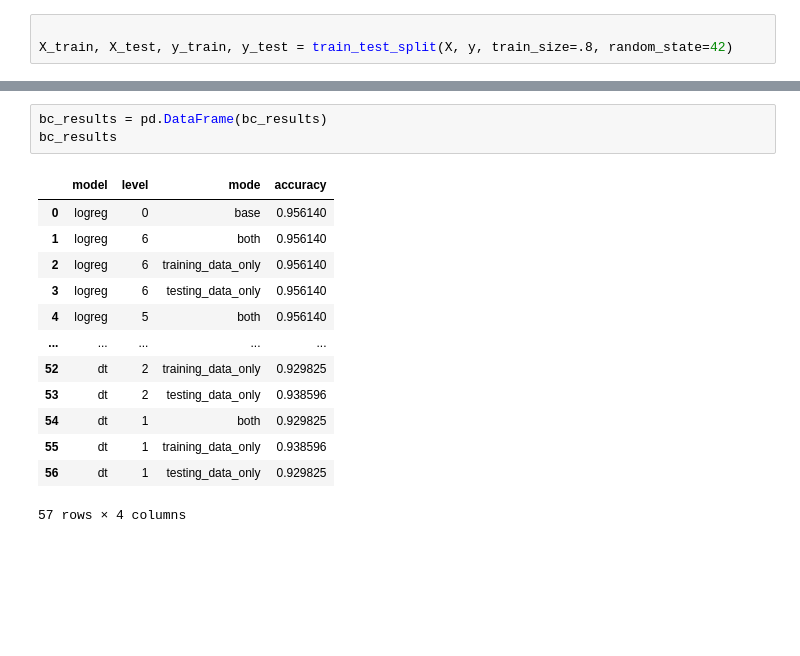
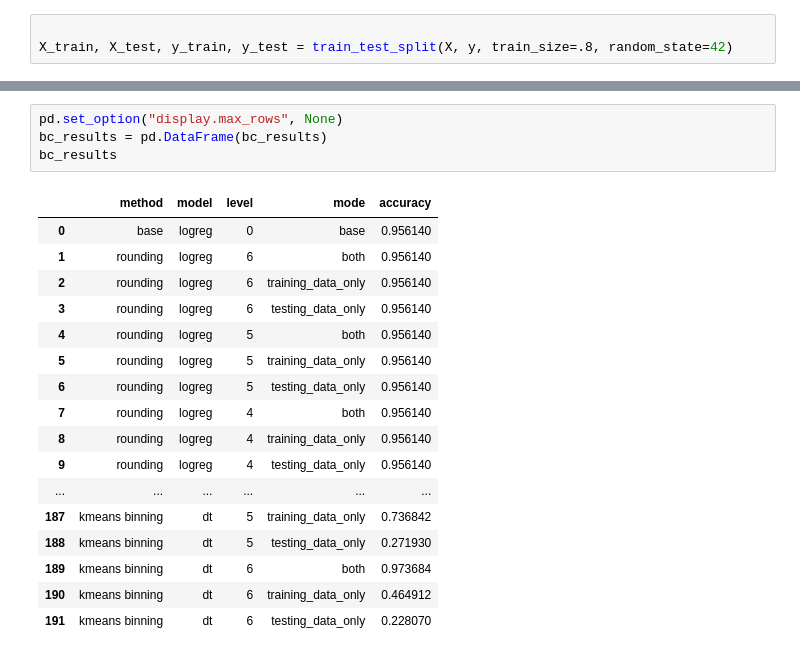
Before and after one commit to A-George26826/Numerical-Precision-Res-Official, a Jupyter notebook: main.ipynb, the cells around one changed output, grey strips where cells are left out. Saved outputs shown, nothing was run; the diff lists cells and outputs as text; blank space fills up the shorter version.

Commit message:
All 3 types of binning experimentation added to main loop, Modified Training only and testing only dont work for binning, need to replace with midpoints, not ordinal encoding

```diff
--- a/main.ipynb
+++ b/main.ipynb
@@ -105,18 +152,23 @@ for model_name, model in models.items():
 # %%
+pd.set_option("display.max_rows", None)
 bc_results = pd.DataFrame(bc_results)
 bc_results
 # %% [output]
-|  | model | level | mode | accuracy |
-| 0 | logreg | 0 | base | 0.956140 |
-| 1 | logreg | 6 | both | 0.956140 |
-| 2 | logreg | 6 | training_data_only | 0.956140 |
-| 3 | logreg | 6 | testing_data_only | 0.956140 |
-| 4 | logreg | 5 | both | 0.956140 |
-| ... | ... | ... | ... | ... |
-| 52 | dt | 2 | training_data_only | 0.929825 |
-| 53 | dt | 2 | testing_data_only | 0.938596 |
-| 54 | dt | 1 | both | 0.929825 |
-| 55 | dt | 1 | training_data_only | 0.938596 |
-| 56 | dt | 1 | testing_data_only | 0.929825 |
+|  | method | model | level | mode | accuracy |
+| 0 | base | logreg | 0 | base | 0.956140 |
+| 1 | rounding | logreg | 6 | both | 0.956140 |
+| 2 | rounding | logreg | 6 | training_data_only | 0.956140 |
+| 3 | rounding | logreg | 6 | testing_data_only | 0.956140 |
+| 4 | rounding | logreg | 5 | both | 0.956140 |
+| 5 | rounding | logreg | 5 | training_data_only | 0.956140 |
+| 6 | rounding | logreg | 5 | testing_data_only | 0.956140 |
+| 7 | rounding | logreg | 4 | both | 0.956140 |
+| 8 | rounding | logreg | 4 | training_data_only | 0.956140 |
+| 9 | rounding | logreg | 4 | testing_data_only | 0.956140 |
+| ... | ... | ... | ... | ... | ... |
+| 187 | kmeans binning | dt | 5 | training_data_only | 0.736842 |
+| 188 | kmeans binning | dt | 5 | testing_data_only | 0.271930 |
+| 189 | kmeans binning | dt | 6 | both | 0.973684 |
+| 190 | kmeans binning | dt | 6 | training_data_only | 0.464912 |
+| 191 | kmeans binning | dt | 6 | testing_data_only | 0.228070 |
-57 rows × 4 columns
 # %%
```
Also changed, not shown: parts of 10 cells of this notebook.
